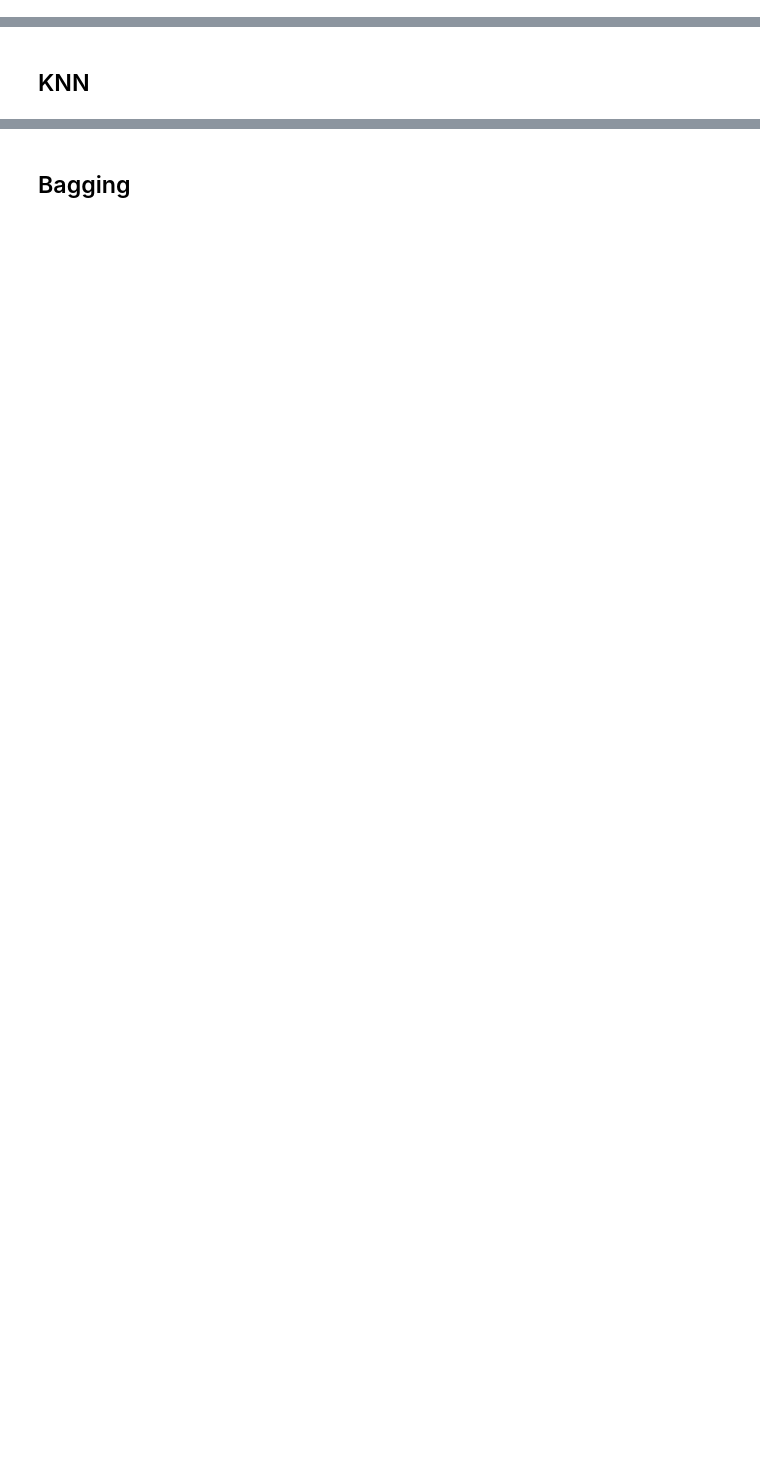
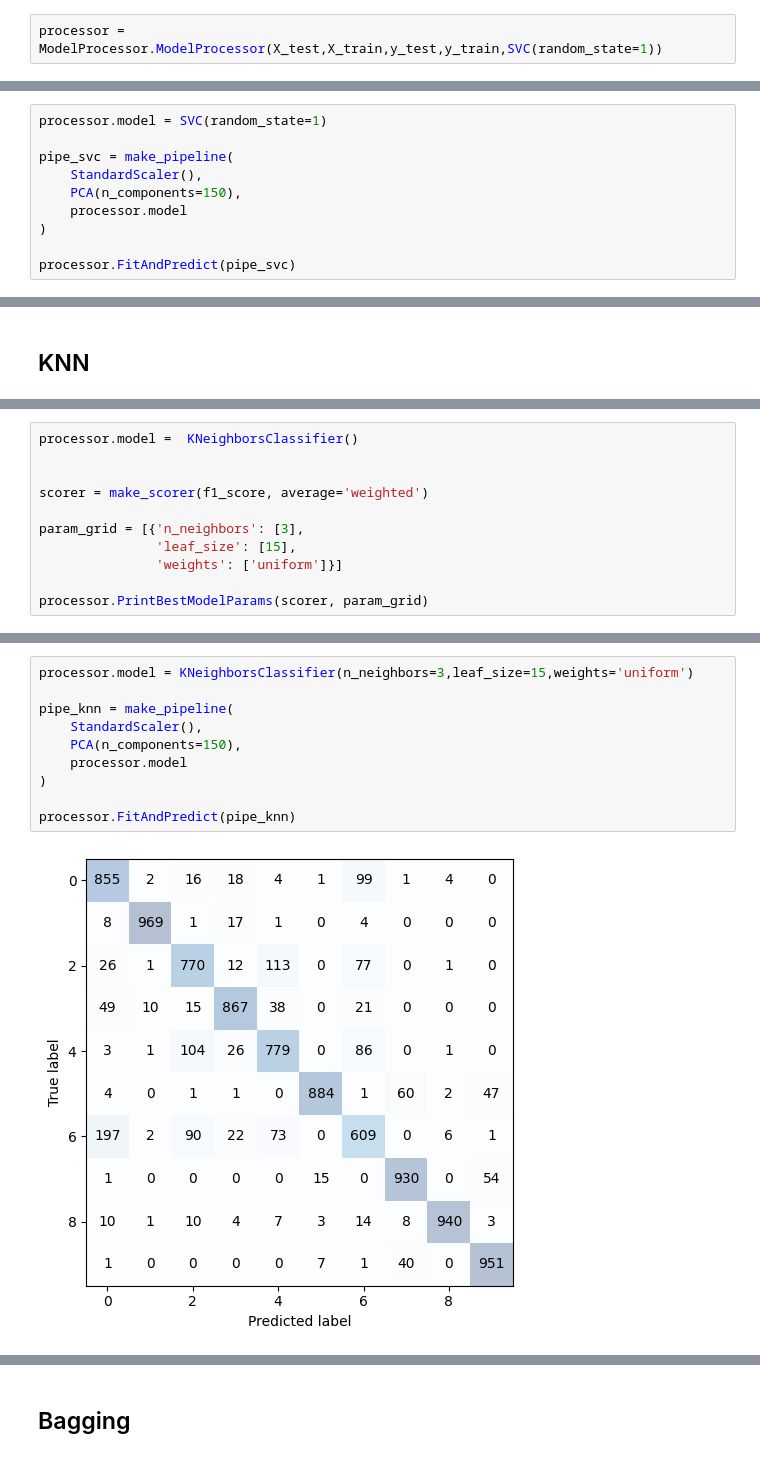
Before and after one commit to HovoVoskanyan/MLProjGroup3, a Jupyter notebook: MNIST_Project_ML.ipynb, the cells around one changed output, grey strips where cells are left out. Saved outputs shown, nothing was run; the diff lists cells and outputs as text; blank space fills up the shorter version.

```diff
--- a/MNIST_Project_ML.ipynb
+++ b/MNIST_Project_ML.ipynb
@@ -467,0 +308,2 @@ plt.show()
+# %%
+processor = ModelProcessor.ModelProcessor(X_test,X_train,y_test,y_train,SVC(random_state=1))
@@ -467,0 +329,10 @@ plt.show()
+# %%
+processor.model = SVC(random_state=1)
+
+pipe_svc = make_pipeline(
+    StandardScaler(),
+    PCA(n_components=150),
+    processor.model
+)
+
+processor.FitAndPredict(pipe_svc)
@@ -575,0 +350,11 @@ plt.show()
+# %%
+processor.model =  KNeighborsClassifier()
+
+
+scorer = make_scorer(f1_score, average='weighted')
+
+param_grid = [{'n_neighbors': [3],
+               'leaf_size': [15],
+               'weights': ['uniform']}]
+
+processor.PrintBestModelParams(scorer, param_grid)
@@ -575,0 +365,12 @@ plt.show()
+# %%
+processor.model = KNeighborsClassifier(n_neighbors=3,leaf_size=15,weights='uniform')
+
+pipe_knn = make_pipeline(
+    StandardScaler(),
+    PCA(n_components=150),
+    processor.model
+)
+
+processor.FitAndPredict(pipe_knn)
+# %% [output]
+[figure, added]
```
Also changed, not shown: parts of 61 cells of this notebook, 3 other files.
